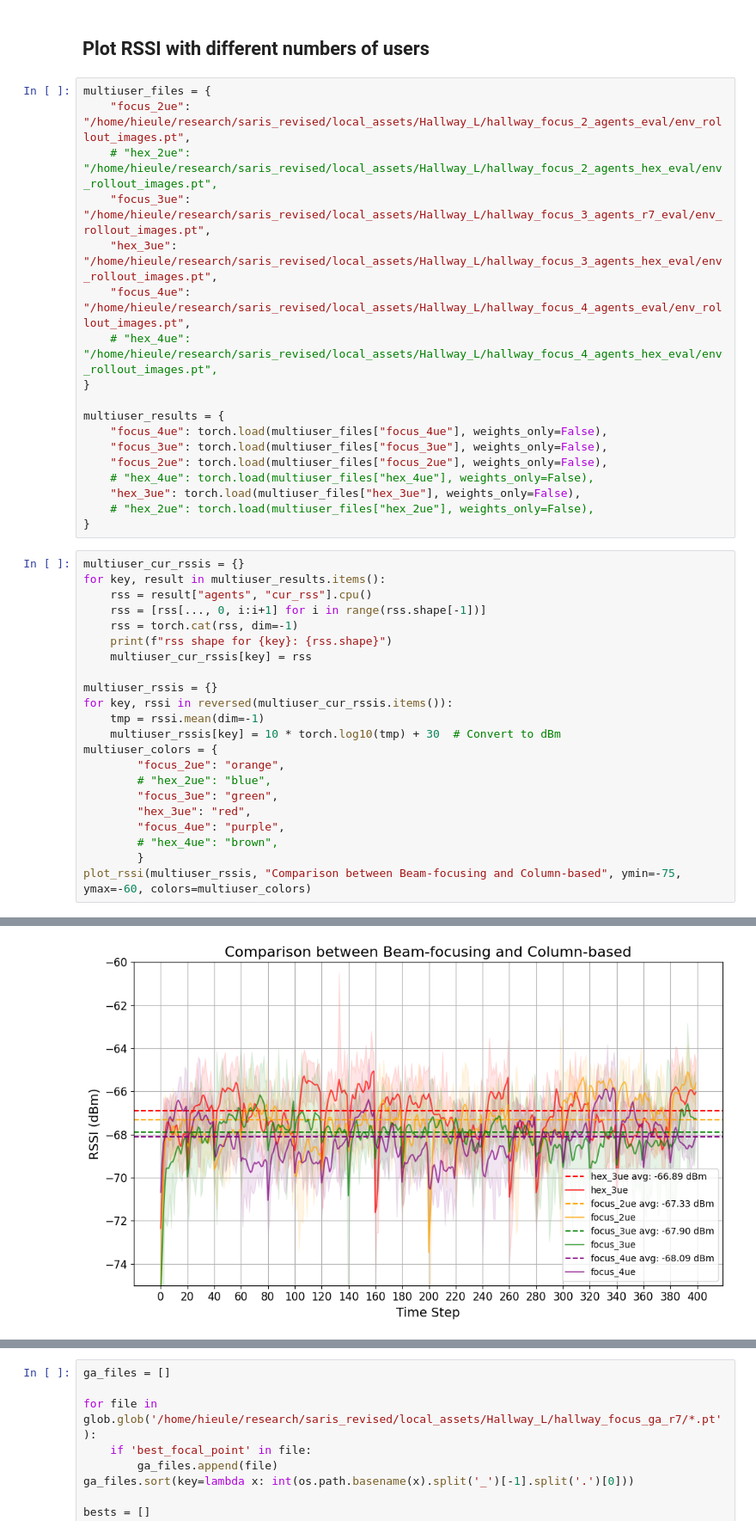
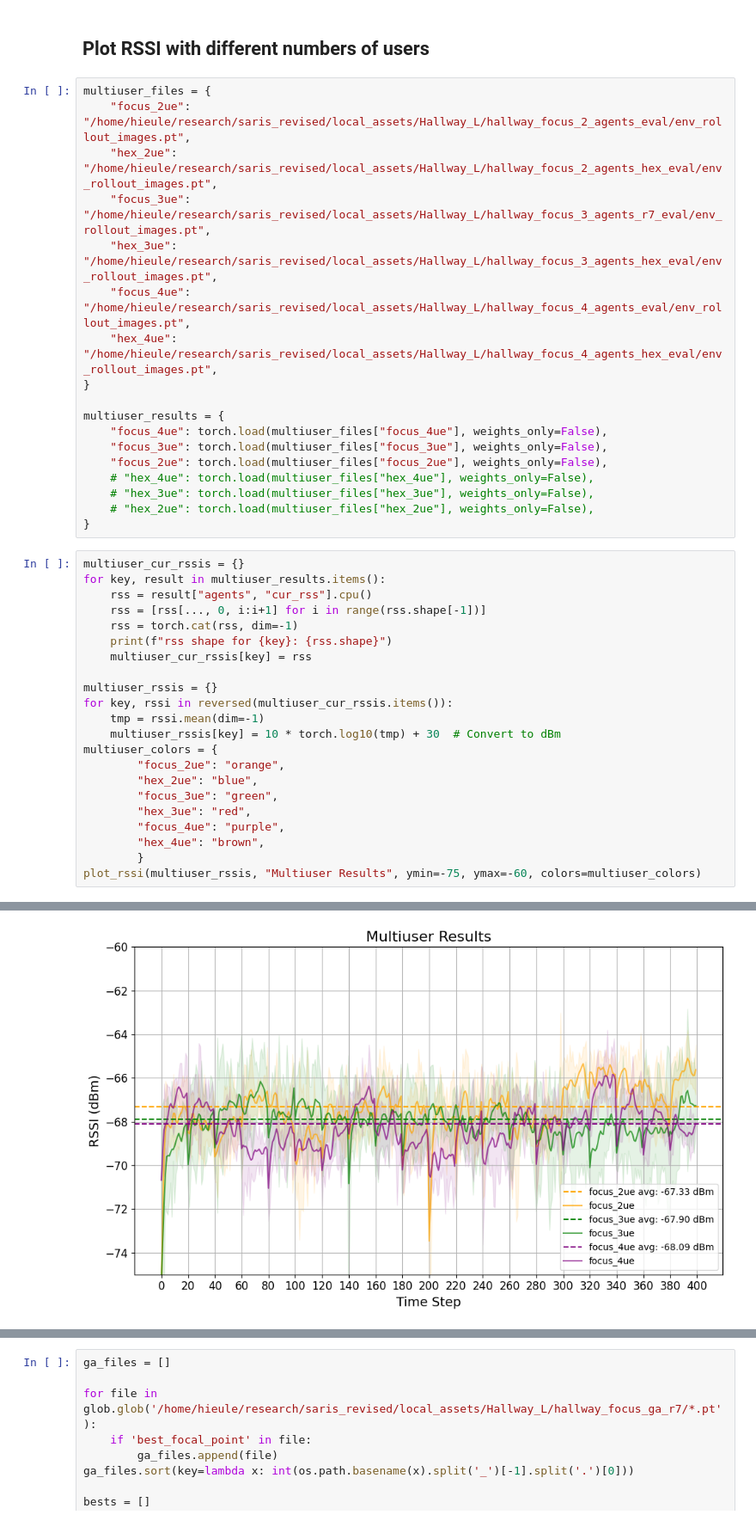
Before and after one commit to hieutrungle/saris_revised, a Jupyter notebook: rs/notebook/hallway_tracking_results.ipynb, the cells around one changed output, grey strips where cells are left out. Shown at 86% size. Drawn from its saved outputs; the diff is of its cells as text.

```diff
--- a/rs/notebook/hallway_tracking_results.ipynb
+++ b/rs/notebook/hallway_tracking_results.ipynb
@@ -198,11 +198,11 @@ rss shape for hexagonal: torch.Size([4, 1, 400, 3])
 # %%
 multiuser_files = {
     "focus_2ue": "/home/hieule/research/saris_revised/local_assets/Hallway_L/hallway_focus_2_agents_eval/env_rollout_images.pt",
-    # "hex_2ue": "/home/hieule/research/saris_revised/local_assets/Hallway_L/hallway_focus_2_agents_hex_eval/env_rollout_images.pt",
+    "hex_2ue": "/home/hieule/research/saris_revised/local_assets/Hallway_L/hallway_focus_2_agents_hex_eval/env_rollout_images.pt",
     "focus_3ue": "/home/hieule/research/saris_revised/local_assets/Hallway_L/hallway_focus_3_agents_r7_eval/env_rollout_images.pt",
     "hex_3ue": "/home/hieule/research/saris_revised/local_assets/Hallway_L/hallway_focus_3_agents_hex_eval/env_rollout_images.pt",
     "focus_4ue": "/home/hieule/research/saris_revised/local_assets/Hallway_L/hallway_focus_4_agents_eval/env_rollout_images.pt",
-    # "hex_4ue": "/home/hieule/research/saris_revised/local_assets/Hallway_L/hallway_focus_4_agents_hex_eval/env_rollout_images.pt",
+    "hex_4ue": "/home/hieule/research/saris_revised/local_assets/Hallway_L/hallway_focus_4_agents_hex_eval/env_rollout_images.pt",
 }
 
 multiuser_results = {
@@ -210,7 +210,7 @@ multiuser_results = {
     "focus_3ue": torch.load(multiuser_files["focus_3ue"], weights_only=False),
     "focus_2ue": torch.load(multiuser_files["focus_2ue"], weights_only=False),
     # "hex_4ue": torch.load(multiuser_files["hex_4ue"], weights_only=False),
-    "hex_3ue": torch.load(multiuser_files["hex_3ue"], weights_only=False),
+    # "hex_3ue": torch.load(multiuser_files["hex_3ue"], weights_only=False),
     # "hex_2ue": torch.load(multiuser_files["hex_2ue"], weights_only=False),
 }
 # %%
@@ -228,13 +228,13 @@ for key, rssi in reversed(multiuser_cur_rssis.items()):
     multiuser_rssis[key] = 10 * torch.log10(tmp) + 30  # Convert to dBm
 multiuser_colors = {
         "focus_2ue": "orange",
-        # "hex_2ue": "blue",
+        "hex_2ue": "blue",
         "focus_3ue": "green",
         "hex_3ue": "red",
         "focus_4ue": "purple",
-        # "hex_4ue": "brown",
+        "hex_4ue": "brown",
         }
-plot_rssi(multiuser_rssis, "Comparison between Beam-focusing and Column-based", ymin=-75, ymax=-60, colors=multiuser_colors)
+plot_rssi(multiuser_rssis, "Multiuser Results", ymin=-75, ymax=-60, colors=multiuser_colors)
 # %% [output]
 rss shape for focus_4ue: torch.Size([4, 1, 400, 4])
 rss shape for focus_3ue: torch.Size([4, 1, 400, 3])
@@ -243 +242 @@ rss shape for hex_3ue: torch.Size([4, 1, 400, 3])
-[figure, old version]
+[figure, new version]
```
Also changed, not shown: parts of 5 cells of this notebook.
